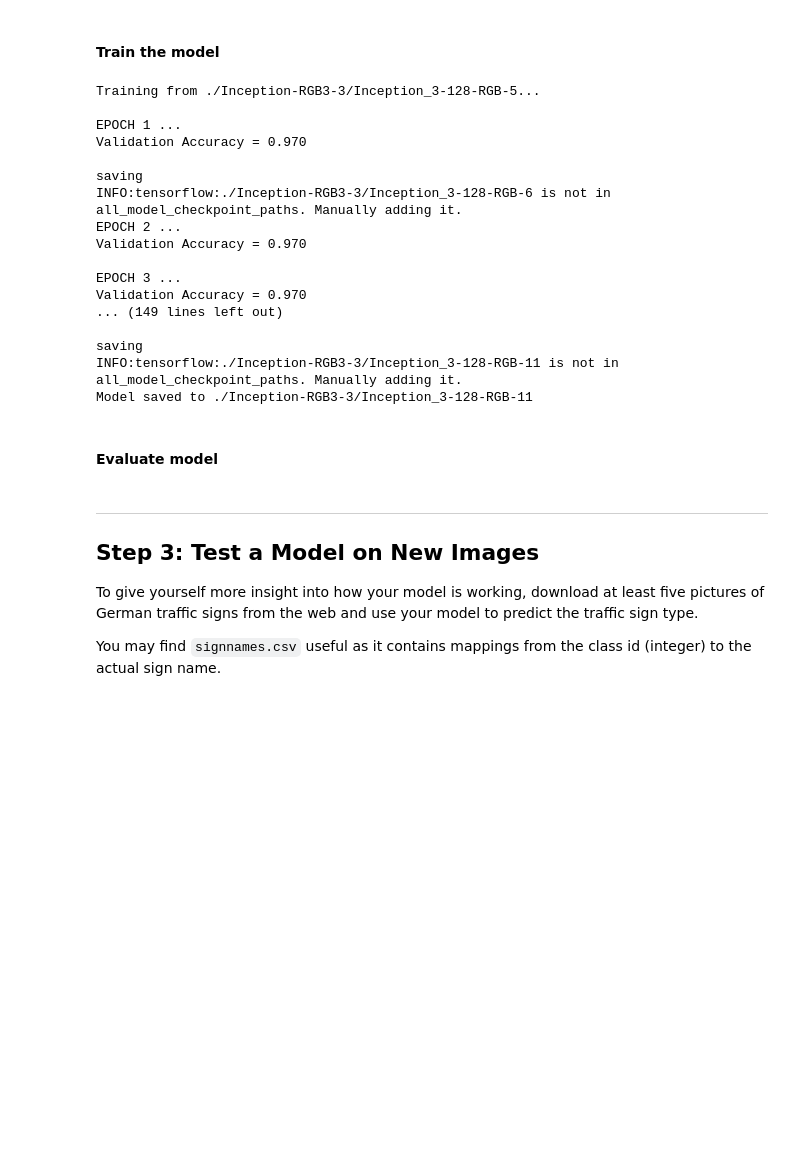
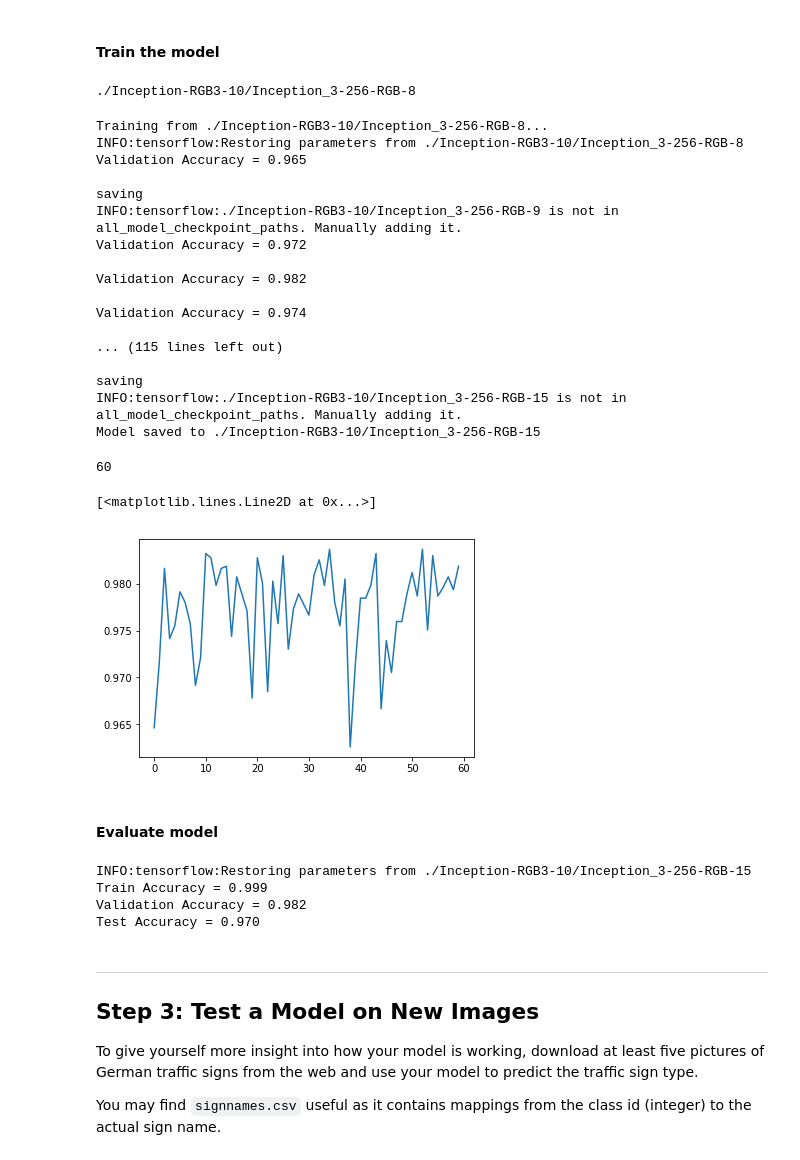
Before and after one commit to zaghaghi/CarND-Traffic-Sign-Classifier-Project, a Jupyter notebook: Traffic_Sign_Classifier.ipynb, the cells around one changed output. Saved outputs shown, nothing was run; the diff lists cells and outputs as text; code cells hidden in the pictures; blank space fills up the shorter version.

```diff
--- a/Traffic_Sign_Classifier.ipynb
+++ b/Traffic_Sign_Classifier.ipynb
@@ -254,7 +472,7 @@ def evaluate(sess, X_data, y_data):
     #sess = tf.get_default_session()
     for offset in range(0, num_examples, BATCH_SIZE):
         batch_x, batch_y = X_data[offset:offset+BATCH_SIZE], y_data[offset:offset+BATCH_SIZE]
-        accuracy = sess.run(accuracy_operation, feed_dict={x: batch_x, y: batch_y, drop_rate: 1.0})
+        accuracy = sess.run(accuracy_operation, feed_dict={x: batch_x, y: batch_y})
         total_accuracy += (accuracy * len(batch_x))
     return total_accuracy / num_examples
 # %% [markdown]
@@ -278,5 +492,22 @@ step = 0
+# %%
+EPOCHS = 60
+BATCH_SIZE = 256
+save_directory = "Inception-RGB3-10"
+if not os.path.exists(save_directory):
+    os.mkdir(save_directory)
+valid_acc_list = []
+last_check_point = tf.train.latest_checkpoint('./{}/'.format(save_directory))
+if last_check_point is None:
+    step = 0
+else:
+    print (last_check_point)
+# %% [output]
+./Inception-RGB3-10/Inception_3-256-RGB-8
+# %%
+# change this to another number if you want to use previously save model
+step = 9
 # %%
-save_filename = "./Inception-RGB3-3/{}-{}-RGB".format(modelname, BATCH_SIZE)
+save_filename = "./{}/{}-{}-RGB".format(save_directory, modelname, BATCH_SIZE)
 with tf.Session() as sess:
     if last_check_point is None:
         print("Training...")
@@ -285,17 +516,16 @@ with tf.Session() as sess:
         print("Training from {}...".format(last_check_point))
         saver.restore(sess, last_check_point)
 
-
-    print()
     for i in range(EPOCHS):
         X_train, y_train = shuffle(X_train, y_train)
+        n_train = X_train.shape[0]
         for offset in range(0, n_train, BATCH_SIZE):
             end = offset + BATCH_SIZE
             batch_x, batch_y = X_train[offset:end], y_train[offset:end]
-            sess.run(training_operation, feed_dict={x: batch_x, y: batch_y, drop_rate: 0.5})
+            sess.run(training_operation, feed_dict={x: batch_x, y: batch_y})
 
         validation_accuracy = evaluate(sess, X_valid, y_valid)
-        print("EPOCH {} ...".format(i+1))
+        valid_acc_list.append(validation_accuracy)
         print("Validation Accuracy = {:.3f}".format(validation_accuracy))
         print()
         if i % 10 == 0:
@@ -307,31 +537,52 @@ with tf.Session() as sess:
     step += 1
     print("Model saved to {}".format(last_check_point))
 # %% [output]
-Training from ./Inception-RGB3-3/Inception_3-128-RGB-5...
-
-EPOCH 1 ...
-Validation Accuracy = 0.970
+Training from ./Inception-RGB3-10/Inception_3-256-RGB-8...
+INFO:tensorflow:Restoring parameters from ./Inception-RGB3-10/Inception_3-256-RGB-8
+Validation Accuracy = 0.965
 
 saving
-INFO:tensorflow:./Inception-RGB3-3/Inception_3-128-RGB-6 is not in all_model_checkpoint_paths. Manually adding it.
-EPOCH 2 ...
-Validation Accuracy = 0.970
+INFO:tensorflow:./Inception-RGB3-10/Inception_3-256-RGB-9 is not in all_model_checkpoint_paths. Manually adding it.
+Validation Accuracy = 0.972
 
-EPOCH 3 ...
-Validation Accuracy = 0.970
-... (149 lines left out)
+Validation Accuracy = 0.982
+
+Validation Accuracy = 0.974
+
+... (115 lines left out)
 
 saving
-INFO:tensorflow:./Inception-RGB3-3/Inception_3-128-RGB-11 is not in all_model_checkpoint_paths. Manually adding it.
-Model saved to ./Inception-RGB3-3/Inception_3-128-RGB-11
+INFO:tensorflow:./Inception-RGB3-10/Inception_3-256-RGB-15 is not in all_model_checkpoint_paths. Manually adding it.
+Model saved to ./Inception-RGB3-10/Inception_3-256-RGB-15
+# %%
+print(len(valid_acc_list))
+plt.plot(valid_acc_list)
+# %% [output]
+60
+[<matplotlib.lines.Line2D at 0x...>]
+[figure, added]
 # %% [markdown]
 #### Evaluate model
 # %%
+#Change this to a directory with best results in previous validations
+save_directory = "Inception-RGB3-10"
+
 with tf.Session() as sess:
-    saver.restore(sess, tf.train.latest_checkpoint('./Inception-RGB3-2/'))
+    saver.restore(sess, tf.train.latest_checkpoint('./{}/'.format(save_directory)))
+
+    train_accuracy = evaluate(sess, X_train, y_train)
+    print("Train Accuracy = {:.3f}".format(train_accuracy))
+
+    valid_accuracy = evaluate(sess, X_valid, y_valid)
+    print("Validation Accuracy = {:.3f}".format(valid_accuracy))
 
     test_accuracy = evaluate(sess, X_test, y_test)
     print("Test Accuracy = {:.3f}".format(test_accuracy))
+# %% [output]
+INFO:tensorflow:Restoring parameters from ./Inception-RGB3-10/Inception_3-256-RGB-15
+Train Accuracy = 0.999
+Validation Accuracy = 0.982
+Test Accuracy = 0.970
 # %% [markdown]
 ---
 
```
Also changed, not shown: parts of 43 cells of this notebook, 27 other files.
